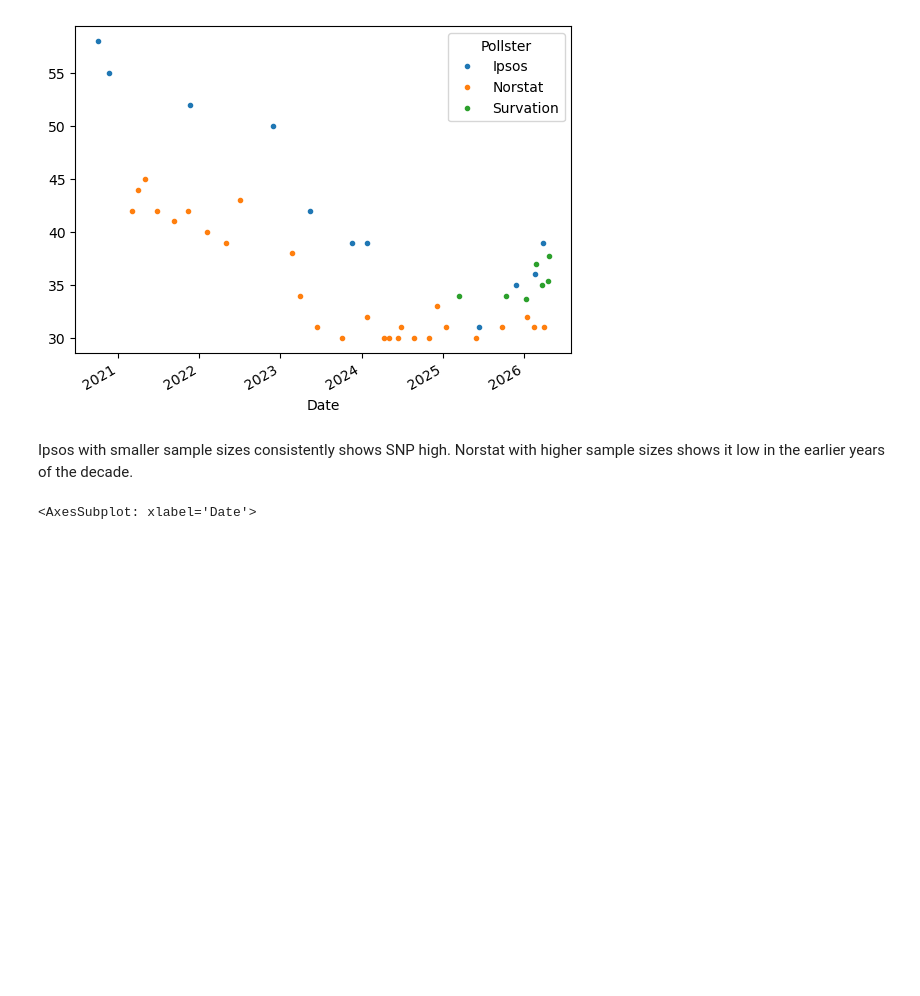
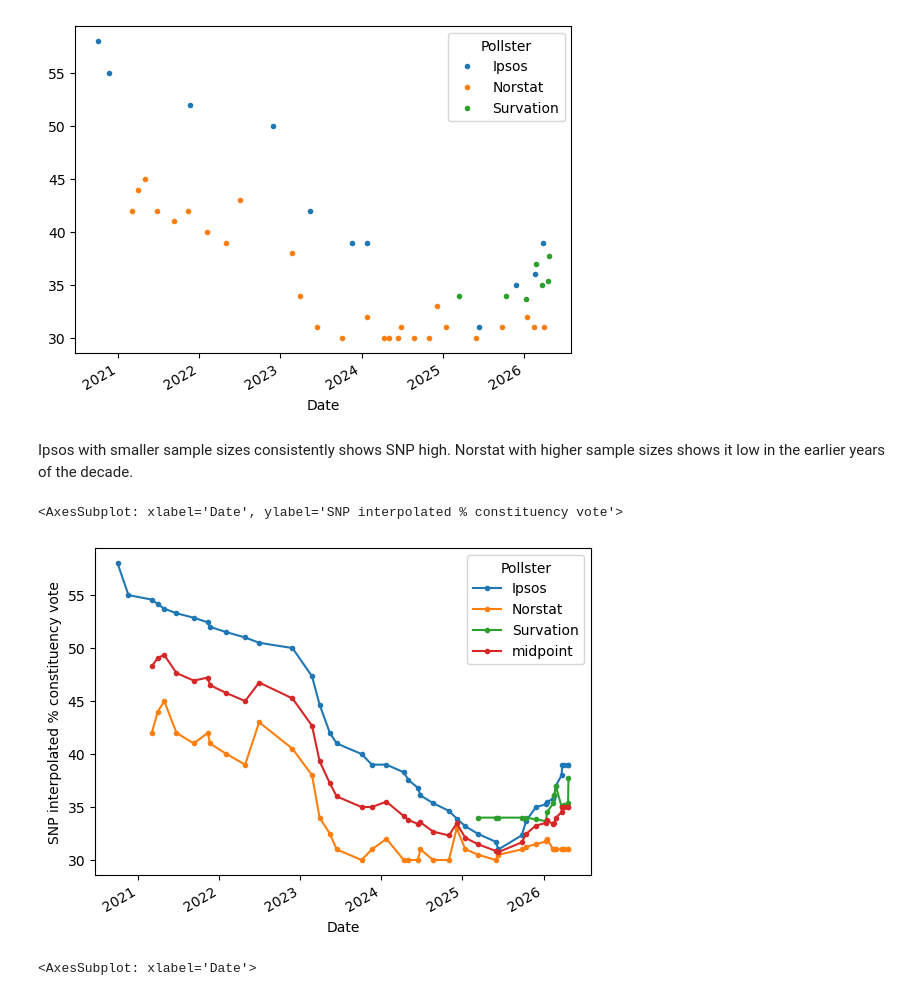
Before and after one commit to stelios-c/uk_votes, a Jupyter notebook: scottish_may2026.ipynb, the cells around one changed output. Saved outputs shown, nothing was run; the diff lists cells and outputs as text; code cells hidden in the pictures; blank space fills up the shorter version.

Commit message:
interpolate ipsos and norstat and find the mean

```diff
--- a/scottish_may2026.ipynb
+++ b/scottish_may2026.ipynb
@@ -52,6 +52,17 @@ constituency_df[['Date','Pollster','SNP']].pivot(index='Date',columns='Pollster'
 [figure]
 # %% [markdown]
 Ipsos with smaller sample sizes consistently shows SNP high. Norstat with higher sample sizes shows it low in the earlier years of the decade.
+# %%
+(constituency_df
+ [['Date','Pollster','SNP']]
+ .pivot(index='Date',columns='Pollster',values='SNP')
+ .interpolate()
+ .assign(midpoint= lambda df: df[['Ipsos','Norstat']].mean(axis='columns',skipna=False))
+ .plot(marker='.',ylabel='SNP interpolated % constituency vote')
+)
+# %% [output]
+<AxesSubplot: xlabel='Date', ylabel='SNP interpolated % constituency vote'>
+[figure, added]
 # %%
 (constituency_df
  [['Date','Pollster','Labour']]
```
Also changed, not shown: parts of 1 cell of this notebook.
